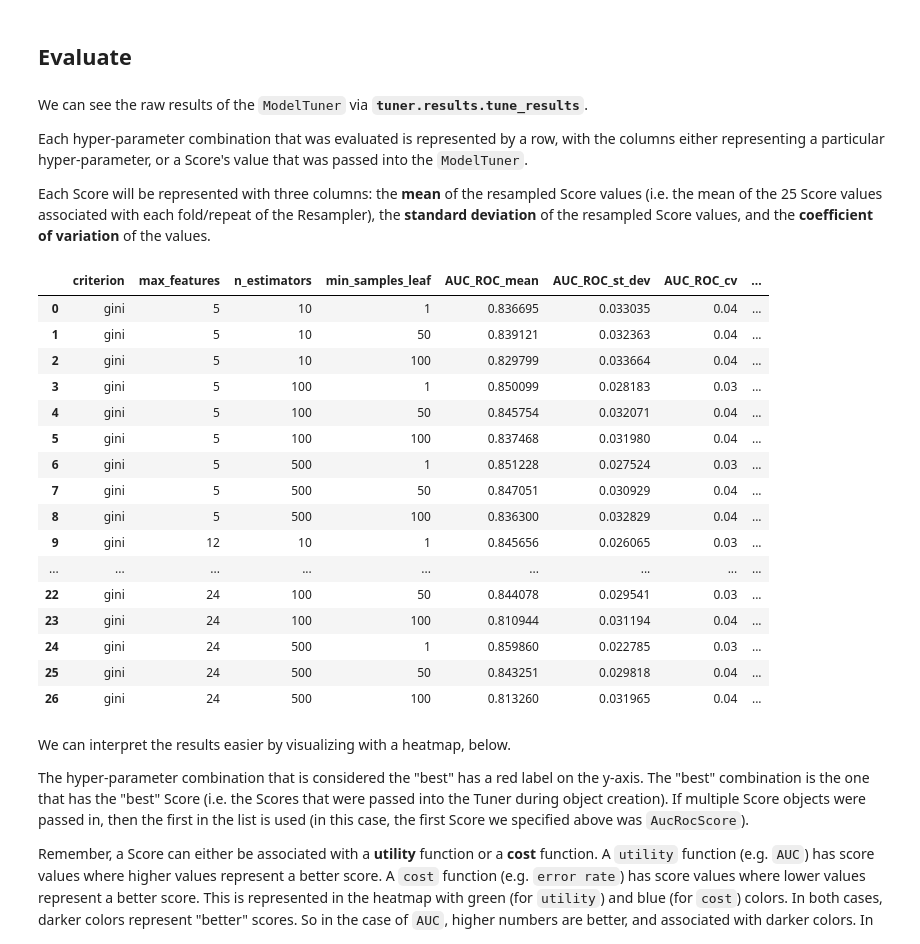
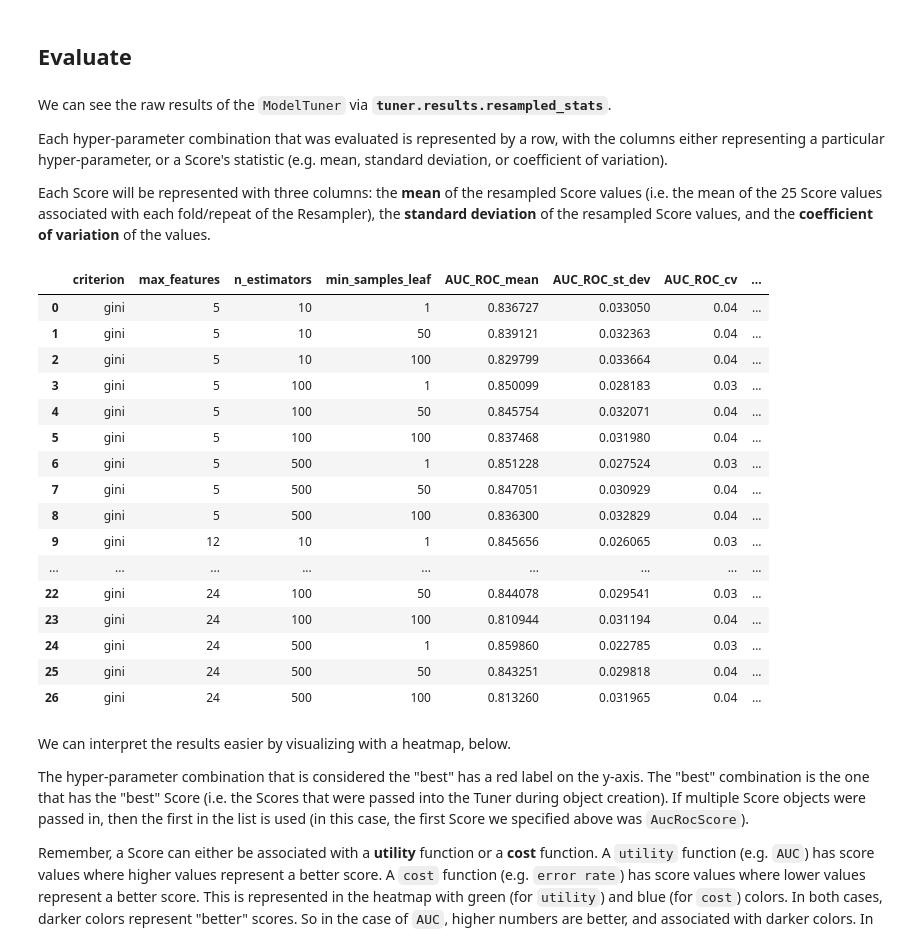
Before and after one commit to shane-kercheval/oo-learning, a Jupyter notebook: examples/classification-titanic/4-Tuning.ipynb, the cells around one changed output. Cells and saved outputs as stored; diff of their text form; code cells hidden in the pictures.

```diff
--- a/examples/classification-titanic/4-Tuning.ipynb
+++ b/examples/classification-titanic/4-Tuning.ipynb
@@ -155,16 +155,16 @@ tuner.tune(data_x=training_x, data_y=training_y, params_grid=grid)
 # %% [markdown]
 ## Evaluate
 # %% [markdown]
-We can see the raw results of the `ModelTuner` via **`tuner.results.tune_results`**.
+We can see the raw results of the `ModelTuner` via **`tuner.results.resampled_stats`**.
 
-Each hyper-parameter combination that was evaluated is represented by a row, with the columns either representing a particular hyper-parameter, or a Score's value that was passed into the `ModelTuner`.
+Each hyper-parameter combination that was evaluated is represented by a row, with the columns either representing a particular hyper-parameter, or a Score's statistic (e.g. mean, standard deviation, or coefficient of variation).
 
 Each Score will be represented with three columns: the **mean** of the resampled Score values (i.e. the mean of the 25 Score values associated with each fold/repeat of the Resampler), the **standard deviation** of the resampled Score values, and the **coefficient of variation** of the values.
 # %%
-tuner.results.tune_results
+tuner.results.resampled_stats
 # %% [output]
 |  | criterion | max_features | n_estimators | min_samples_leaf | AUC_ROC_mean | AUC_ROC_st_dev | AUC_ROC_cv | ... |
-| 0 | gini | 5 | 10 | 1 | 0.836695 | 0.033035 | 0.04 | ... |
+| 0 | gini | 5 | 10 | 1 | 0.836727 | 0.033050 | 0.04 | ... |
 | 1 | gini | 5 | 10 | 50 | 0.839121 | 0.032363 | 0.04 | ... |
 | 2 | gini | 5 | 10 | 100 | 0.829799 | 0.033664 | 0.04 | ... |
 | 3 | gini | 5 | 100 | 1 | 0.850099 | 0.028183 | 0.03 | ... |
```
Also changed, not shown: parts of 9 cells of this notebook.
